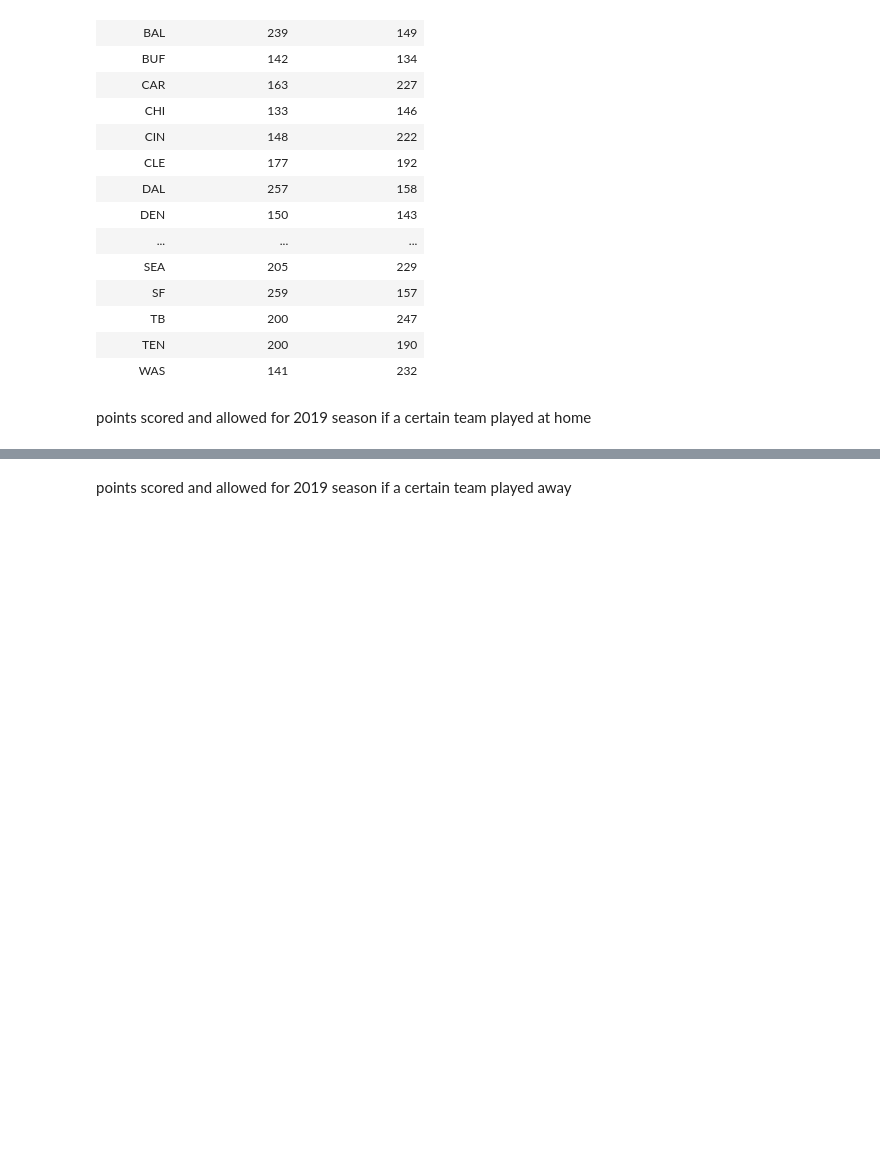
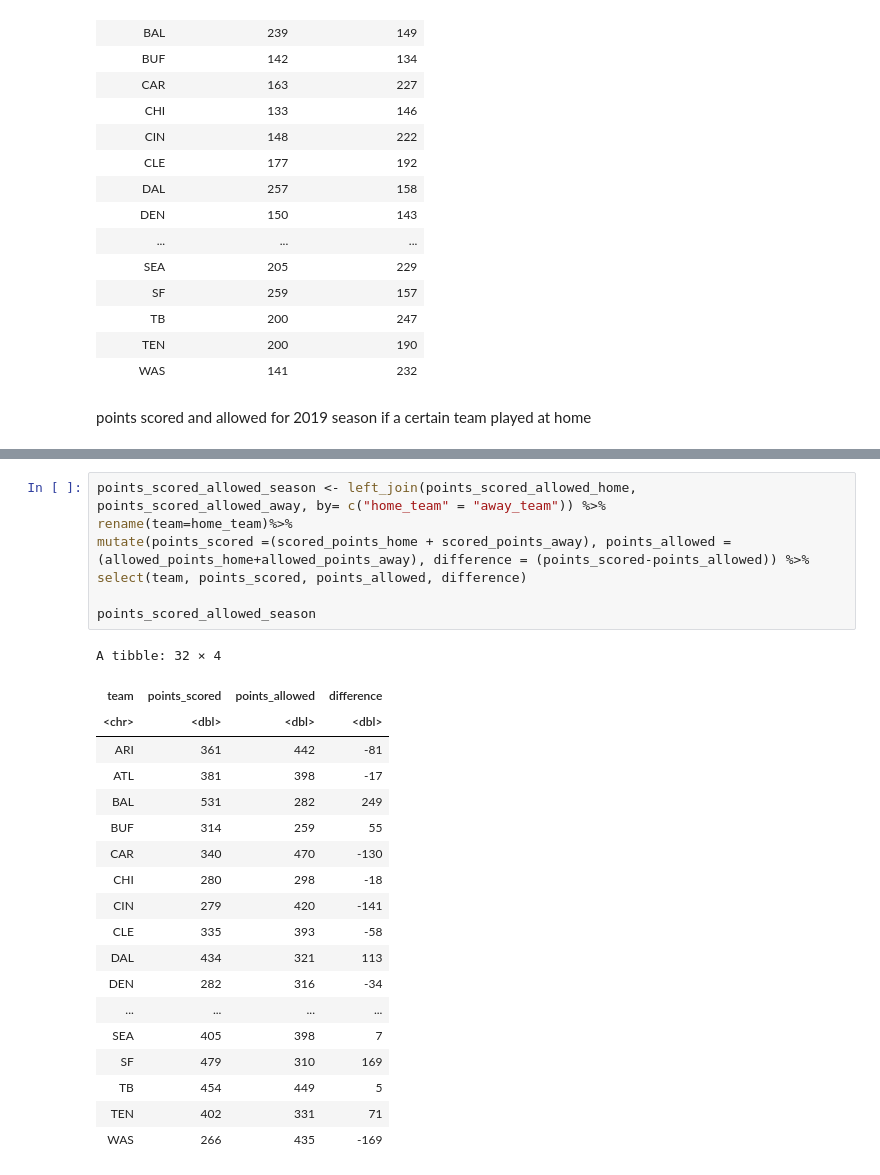
Before and after one commit to rennerm1/NFL-Data-Science-Project, a Jupyter notebook: Untitled6.ipynb, the cells around one changed output, grey strips where cells are left out. Drawn from its saved outputs; the diff is of its cells as text; blank space fills up the shorter version.

```diff
--- a/Untitled6.ipynb
+++ b/Untitled6.ipynb
@@ -251,5 +256,30 @@ A tibble: 32 × 3
 | TB | 254 | 202 |
 | TEN | 202 | 141 |
 | WAS | 125 | 203 |
-# %% [markdown]
-points scored and allowed for 2019 season if a certain team played away
+# %%
+points_scored_allowed_season <- left_join(points_scored_allowed_home, points_scored_allowed_away, by= c("home_team" = "away_team")) %>%
+rename(team=home_team)%>%
+mutate(points_scored =(scored_points_home + scored_points_away), points_allowed = (allowed_points_home+allowed_points_away), difference = (points_scored-points_allowed)) %>%
+select(team, points_scored, points_allowed, difference)
+
+points_scored_allowed_season
+# %% [output]
+A tibble: 32 × 4
+| team | points_scored | points_allowed | difference |
+| <chr> | <dbl> | <dbl> | <dbl> |
+| ARI | 361 | 442 | -81 |
+| ATL | 381 | 398 | -17 |
+| BAL | 531 | 282 | 249 |
+| BUF | 314 | 259 | 55 |
+| CAR | 340 | 470 | -130 |
+| CHI | 280 | 298 | -18 |
+| CIN | 279 | 420 | -141 |
+| CLE | 335 | 393 | -58 |
+| DAL | 434 | 321 | 113 |
+| DEN | 282 | 316 | -34 |
+| ... | ... | ... | ... |
+| SEA | 405 | 398 | 7 |
+| SF | 479 | 310 | 169 |
+| TB | 454 | 449 | 5 |
+| TEN | 402 | 331 | 71 |
+| WAS | 266 | 435 | -169 |
```
Also changed, not shown: parts of 4 cells of this notebook.
